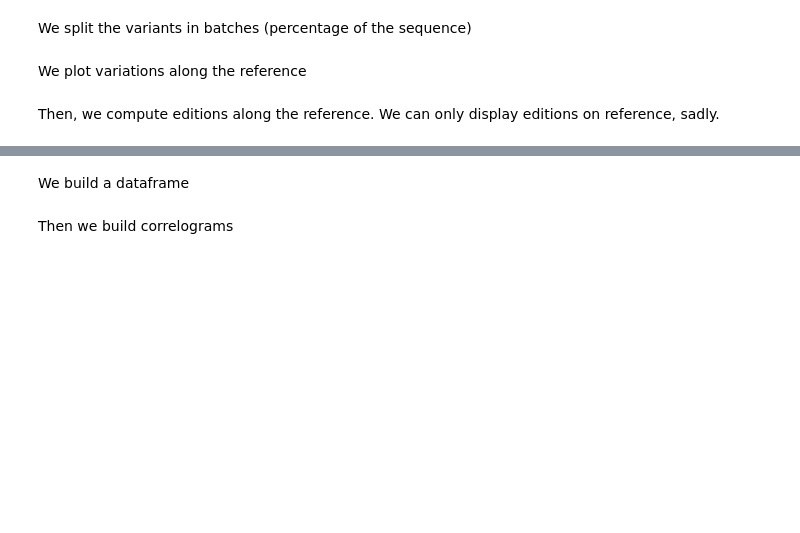
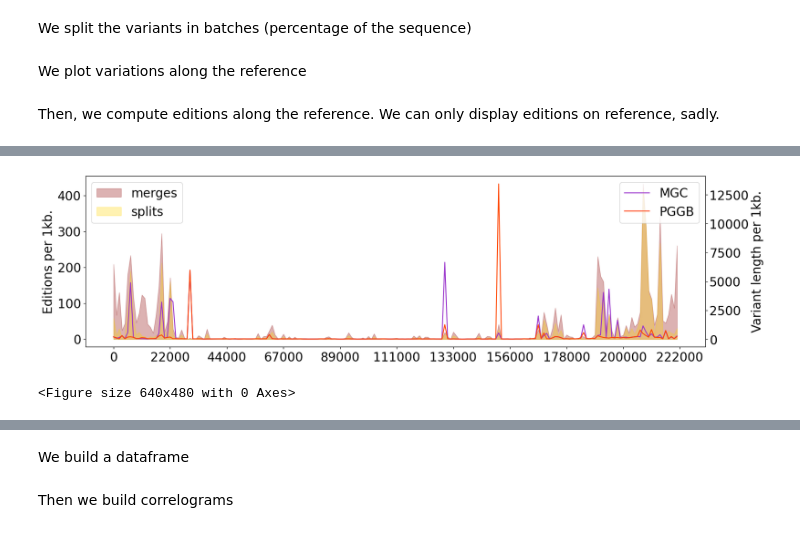
Before and after one commit to dubssieg/pancat_paper, a Jupyter notebook: nb_variants_edition.ipynb, the cells around one changed output, grey strips where cells are left out. Cells and saved outputs as stored; diff of their text form; code cells hidden in the pictures; blank space fills up the shorter version.

```diff
--- a/nb_variants_edition.ipynb
+++ b/nb_variants_edition.ipynb
@@ -172,33 +280,39 @@ for x,_ in pggb_gfa.paths[reference[0].upper()]['path']:
+# %%
+lengths_A:list[int] = [0 for _ in range(sampling)]
+lengths_B:list[int] = [0 for _ in range(sampling)]
+
+for pos in file_A_variants.keys():
+    lengths_A[int(int(pos)*ratios)] += max([len(x) for x in file_A_variants[pos][1].split(',')])/len(file_A_variants[pos][1].split(','))
+
+for pos in file_B_variants.keys():
+    lengths_B[int(int(pos)*ratios)] += max([len(x) for x in file_B_variants[pos][1].split(',')])/len(file_B_variants[pos][1].split(','))
 # %%
-from matplotlib import rc
-
-font = {'size': 16}
-
-rc('font', **font)
-
 fig, ax = plt.subplots(figsize=(18,5))
 #fig.suptitle(f"Distribution of variants between graphs from MGC and PGGB for chromosom {chromosom}")
 
 #fig.supylabel(f'Variants per {round((reference_length/200)/1000)}kb.')
 
-ax.fill_between(list(range(sampling)),counts_editions, color= "darkred", label='merges')
-ax.fill_between(list(range(sampling)),counts_splits, color= "gold", label='splits')
+ax.fill_between(list(range(sampling)),counts_editions, color= "darkred", label='merges',alpha=.3)
+ax.fill_between(list(range(sampling)),counts_splits, color= "gold", label='splits',alpha=.3)
 ax.set_ylabel(f'Editions per {round((reference_length/200)/1000)}kb.')
 #ax.set_xticklabels([round(__/ratios) if not __%20 else '' for __ in range(sampling)])
 ax.legend(loc='upper left')
 
 
 
 axb = ax.twinx()
-axb.set_ylabel(f'Nodes per {round((reference_length/200)/1000)}kb.')
+axb.set_ylabel(f'Variant length per {round((reference_length/200)/1000)}kb.')
 axb.set_xticks([__ for __ in range(sampling+1) if not __%20])
 axb.set_xticklabels([int(round(__/ratios,-3)) for __ in range(sampling+1) if not __%20 ])
 
 
-axb.plot(counts_nodes_cactus,color='seagreen',linestyle='dashed', label='MGC')
-axb.plot(counts_nodes_pggb,color='indianred',linestyle='dashed', label='PGGB')
+axb.plot(lengths_A,color='darkorchid', label='MGC') # ,linestyle='dashed'
+axb.plot(lengths_B,color='orangered', label='PGGB') # ,linestyle='dashed'
 axb.legend(loc='upper right')
 
 plt.savefig("figures/editions_nodes_along_reference.png", bbox_inches='tight')
 plt.show()
 plt.clf()
+# %% [output]
+[figure, added]
+<Figure size 640x480 with 0 Axes>
```
Also changed, not shown: parts of 18 cells of this notebook.
